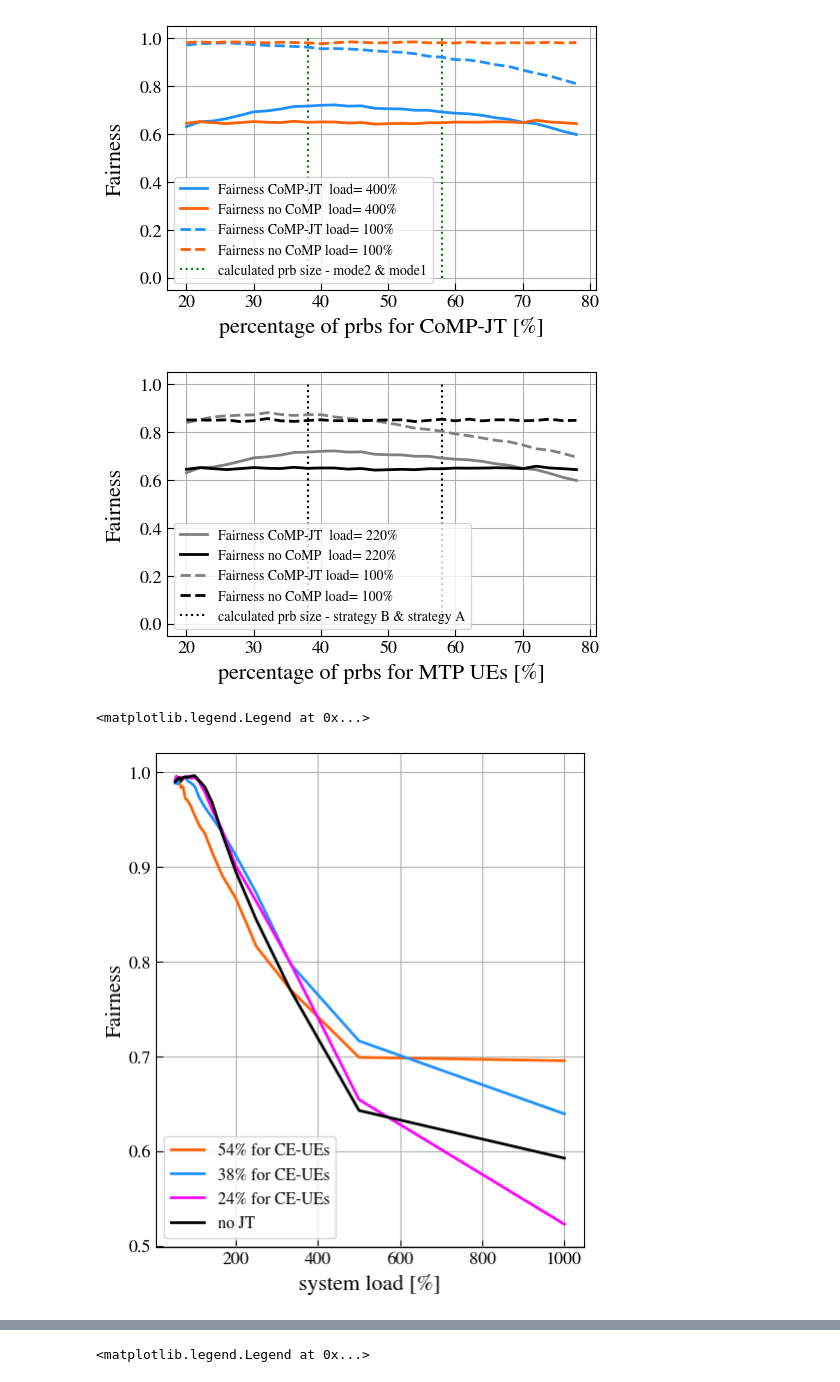
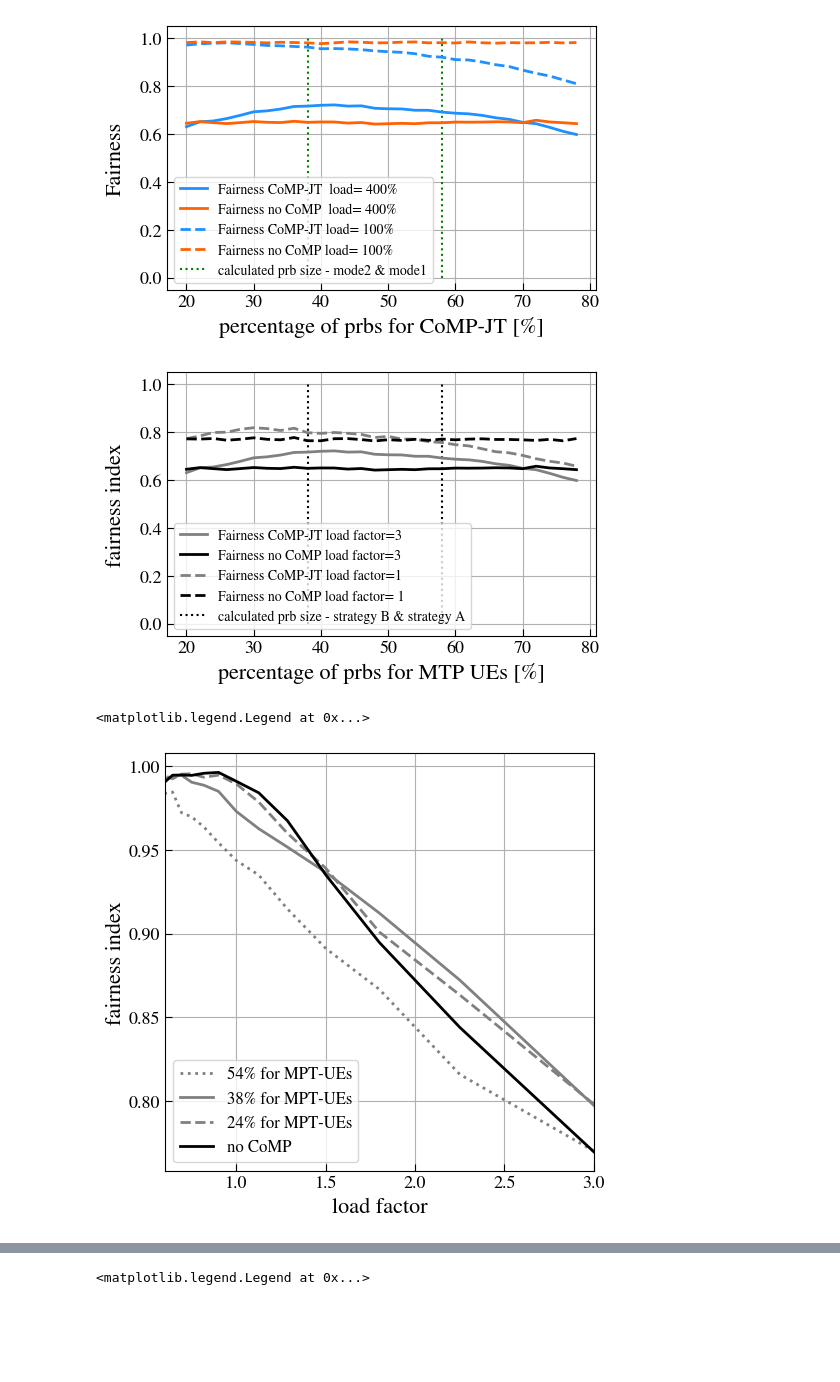
Before and after one commit to CarolineZoll/EDS, a Jupyter notebook: PRB-Reservation_savedData.ipynb, the cells around one changed output, grey strips where cells are left out. Cells and saved outputs as stored; diff of their text form; code cells hidden in the pictures; blank space fills up the shorter version.

```diff
--- a/PRB-Reservation_savedData.ipynb
+++ b/PRB-Reservation_savedData.ipynb
@@ -397,5 +397,5 @@ for i in mu_range:
     x=x[x!=0]
     gain_320_2=np.append(gain_320_2,np.mean(x))
 # %%
-mu_range2=1/mu_range*full_load*100
+mu_range2=1/mu_range*full_load
 # %%
@@ -837,56 +893,61 @@ plt.rcParams.update(parameters)
 
 
 count=0
-plt.plot((prb_range[0:35]/50)*100,c[0:35],color='grey',label='Fairness CoMP-JT  load= 220%',linewidth=2)
-plt.plot((prb_range[0:35]/50)*100,no_c[0:35],color='black',label='Fairness no CoMP  load= 220%',linewidth=2)
+plt.plot((prb_range[0:35]/50)*100,c[0:35],color='grey',label='Fairness CoMP-JT load factor=3',linewidth=2)
+plt.plot((prb_range[0:35]/50)*100,no_c[0:35],color='black',label='Fairness no CoMP load factor=3',linewidth=2)
 
 no_c=np.array([])
 c=np.array([])
 for i in prb_range:
-    c=np.append(c,fcomp[i][3])
-    no_c=np.append(no_c,fNocomp[i][3])
+    c=np.append(c,fcomp[i][2])
+    no_c=np.append(no_c,fNocomp[i][2])
 
-plt.plot((prb_range[0:35]/50)*100,c[0:35],color='grey',linestyle='--',label='Fairness CoMP-JT load= 100%',linewidth=2)
-plt.plot((prb_range[0:35]/50)*100,no_c[0:35],color='black',linestyle='--',label='Fairness no CoMP load= 100%',linewidth=2)
+plt.plot((prb_range[0:35]/50)*100,c[0:35],color='grey',linestyle='--',label='Fairness CoMP-JT load factor=1',linewidth=2)
+plt.plot((prb_range[0:35]/50)*100,no_c[0:35],color='black',linestyle='--',label='Fairness no CoMP load factor= 1',linewidth=2)
 
 #plt.legend()
 plt.grid()
 plt.xlabel('percentage of prbs for MTP UEs [%]')
-plt.ylabel('Fairness',labelpad = 10)
+plt.ylabel('fairness index',labelpad = 10)
 plt.vlines(x=58,ymin=0, ymax=1,ls=':',label='calculated prb size - strategy B & strategy A',colors='black')
 plt.vlines(x=38,ymin=0, ymax=1,ls=':',colors='black')
 plt.legend(prop={'size': 10},loc='lower left')
 #plt.xlim(0,1)
 count+=1
 # %% [output]
-[figure, old version]
+[figure, new version]
 # %%
-plt.figure(figsize=(fig_width,fig_height+3))
+plt.figure(figsize=(fig_width,fig_height+2))
 parameters = {'axes.labelsize': 16,'axes.titlesize': 16,'xtick.labelsize':13,'ytick.labelsize':13,'figure.titlesize':20}
 plt.rcParams.update(parameters)
 
-be=0
-end=24
+be=2
+end=19
 count=0
 
-plt.plot(mu_range2[be:end],fcomp[27][be:end],color='#FF6103',label='54% for MPT-UEs',linewidth=2)
-plt.plot(mu_range2[be:end],fcomp[19][be:end],color='dodgerblue',label='38% for MPT-UEs',linewidth=2)
+plt.plot(mu_range2[be:end],fcomp[27][be:end],color='grey',linestyle='dotted',label='54% for MPT-UEs',linewidth=2)
+plt.plot(mu_range2[be:end],fcomp[19][be:end],color='grey',label='38% for MPT-UEs',linewidth=2)
 
-plt.plot(mu_range2[be:end],fcomp[12][be:end],color='magenta',label='24% for MPT-UEs',linewidth=2)
+plt.plot(mu_range2[be:end],fcomp[12][be:end],color='grey',linestyle='--',label='24% for MPT-UEs',linewidth=2)
 
-plt.plot(mu_range2[be:end],fNocomp[27][be:end],color='black',label='no JT',linewidth=2)
+plt.plot(mu_range2[be:end],fNocomp[27][be:end],color='black',label='no CoMP',linewidth=2)
+
+#plt.plot(mu_range2[be:end],fairness_new2[be:end],color='dimgray',label='new solution',linewidth=4)
 
 #plt.plot(mu_range[0:15],fcomp[15][0:15],color='#1f77b4',label='comp - 30%')
 
 #plt.vlines(x=full_load,ymin=0.5,linestyle='dotted', ymax=1,colors='green',linewidth=2)
 
 #plt.ylim(0,1)
 #plt.legend()
+
+plt.xlim(0.6,3)
+#plt.ylim(-35,35)
 plt.grid()
-plt.xlabel('system load [%]')
-plt.ylabel('Fairness',labelpad = 2)
+plt.xlabel('load factor')
+plt.ylabel('fairness index',labelpad = 2)
 #plt.vlines(x=58,ymin=0, ymax=1,ls=':',label='calculated prb size - mode1',colors='green')
 plt.legend(prop={'size': 12},loc='lower left')
 # %% [output]
 <matplotlib.legend.Legend at 0x...>
-[figure, old version]
+[figure, new version]
```
Also changed, not shown: parts of 53 cells of this notebook, 10 other files.
